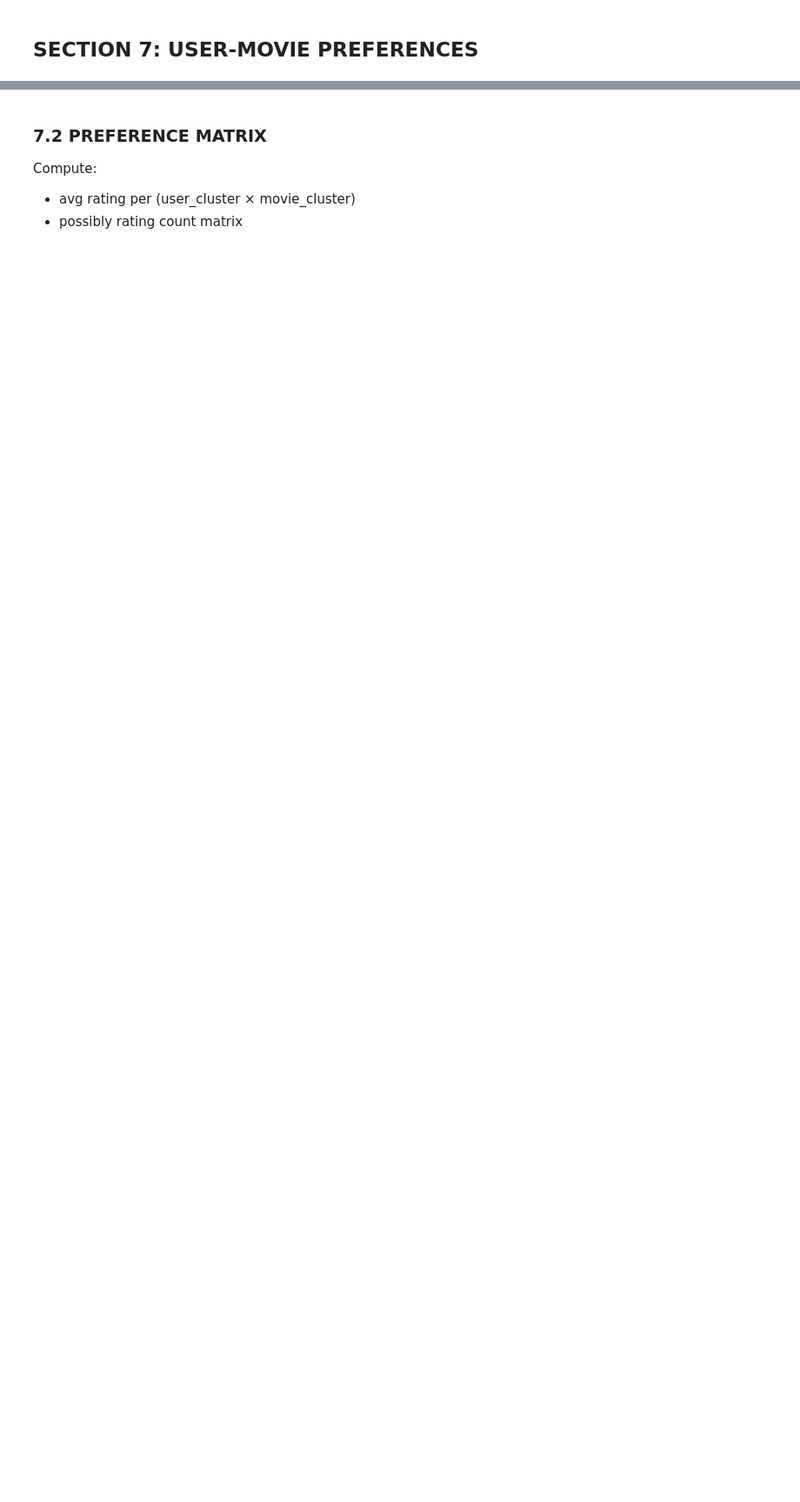
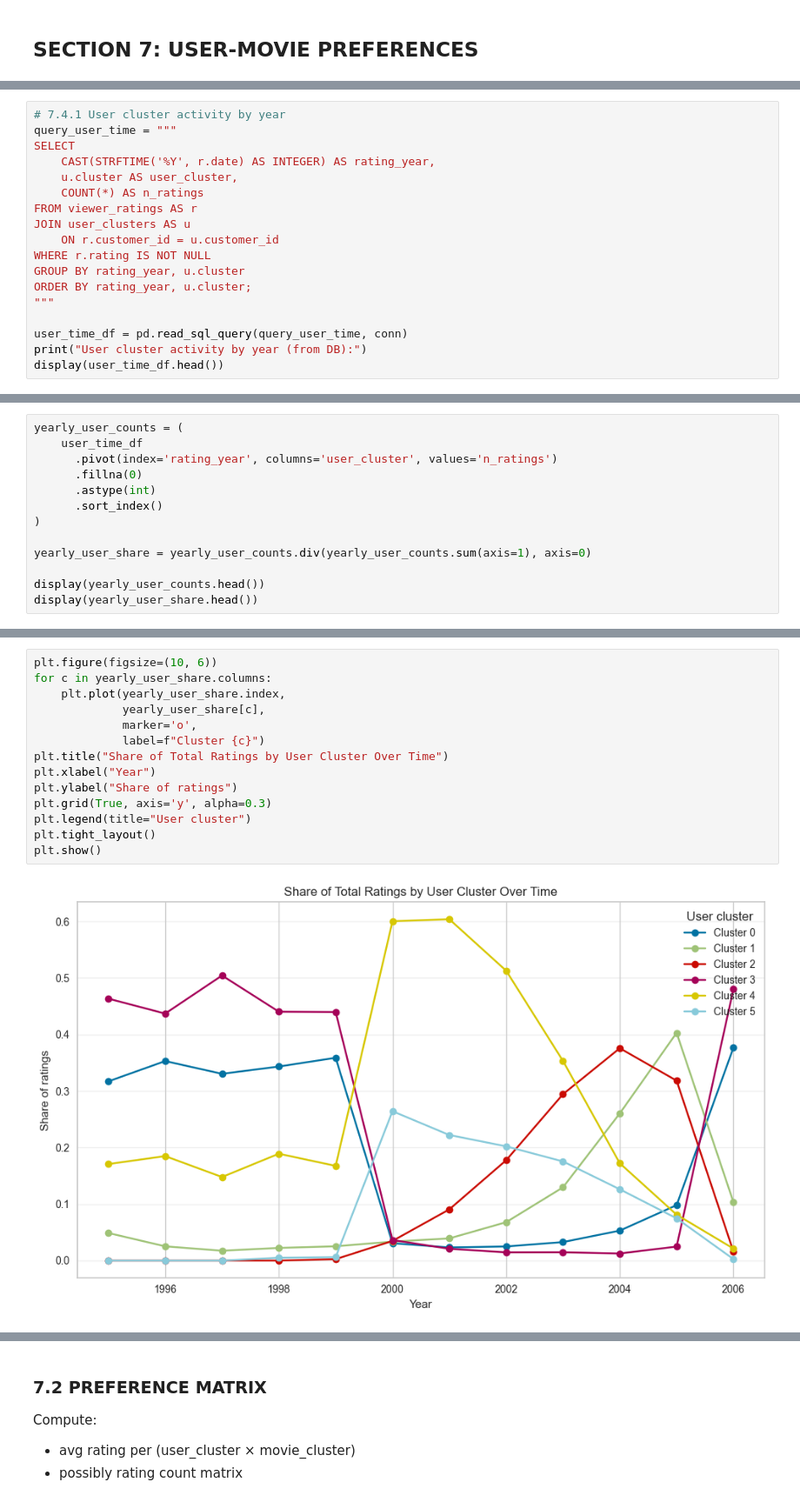
Before and after one commit to alkalenka/AudienceDecode_320991, a Jupyter notebook: main.ipynb, the cells around one changed output, grey strips where cells are left out. Shown at 87% size. Drawn from its saved outputs; the diff is of its cells as text; blank space fills up the shorter version.

```diff
--- a/main.ipynb
+++ b/main.ipynb
@@ -1737,0 +1917,18 @@ Merge:
+# %%
+# 7.4.1 User cluster activity by year
+query_user_time = """
+SELECT
+    CAST(STRFTIME('%Y', r.date) AS INTEGER) AS rating_year,
+    u.cluster AS user_cluster,
+    COUNT(*) AS n_ratings
+FROM viewer_ratings AS r
+JOIN user_clusters AS u
+    ON r.customer_id = u.customer_id
+WHERE r.rating IS NOT NULL
+GROUP BY rating_year, u.cluster
+ORDER BY rating_year, u.cluster;
+"""
+
+user_time_df = pd.read_sql_query(query_user_time, conn)
+print("User cluster activity by year (from DB):")
+display(user_time_df.head())
@@ -1737,0 +1943,13 @@ Merge:
+# %%
+yearly_user_counts = (
+    user_time_df
+      .pivot(index='rating_year', columns='user_cluster', values='n_ratings')
+      .fillna(0)
+      .astype(int)
+      .sort_index()
+)
+
+yearly_user_share = yearly_user_counts.div(yearly_user_counts.sum(axis=1), axis=0)
+
+display(yearly_user_counts.head())
+display(yearly_user_share.head())
@@ -1737,0 +1971,16 @@ Merge:
+# %%
+plt.figure(figsize=(10, 6))
+for c in yearly_user_share.columns:
+    plt.plot(yearly_user_share.index,
+             yearly_user_share[c],
+             marker='o',
+             label=f"Cluster {c}")
+plt.title("Share of Total Ratings by User Cluster Over Time")
+plt.xlabel("Year")
+plt.ylabel("Share of ratings")
+plt.grid(True, axis='y', alpha=0.3)
+plt.legend(title="User cluster")
+plt.tight_layout()
+plt.show()
+# %% [output]
+[figure, added]
```
Also changed, not shown: parts of 23 cells of this notebook.
